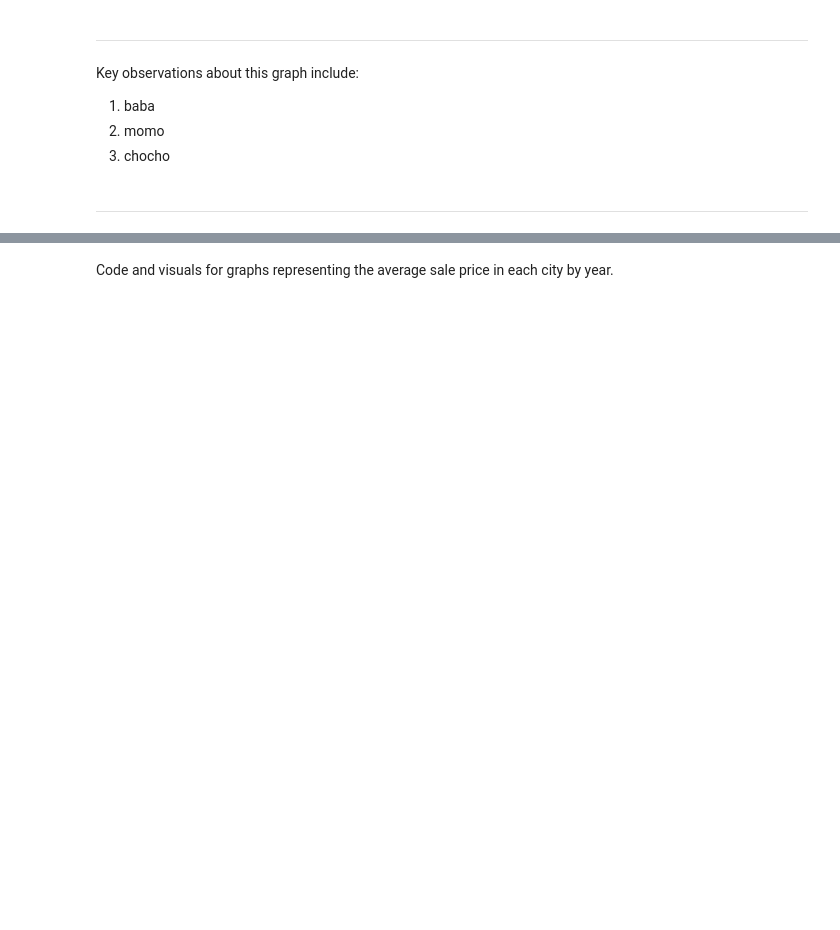
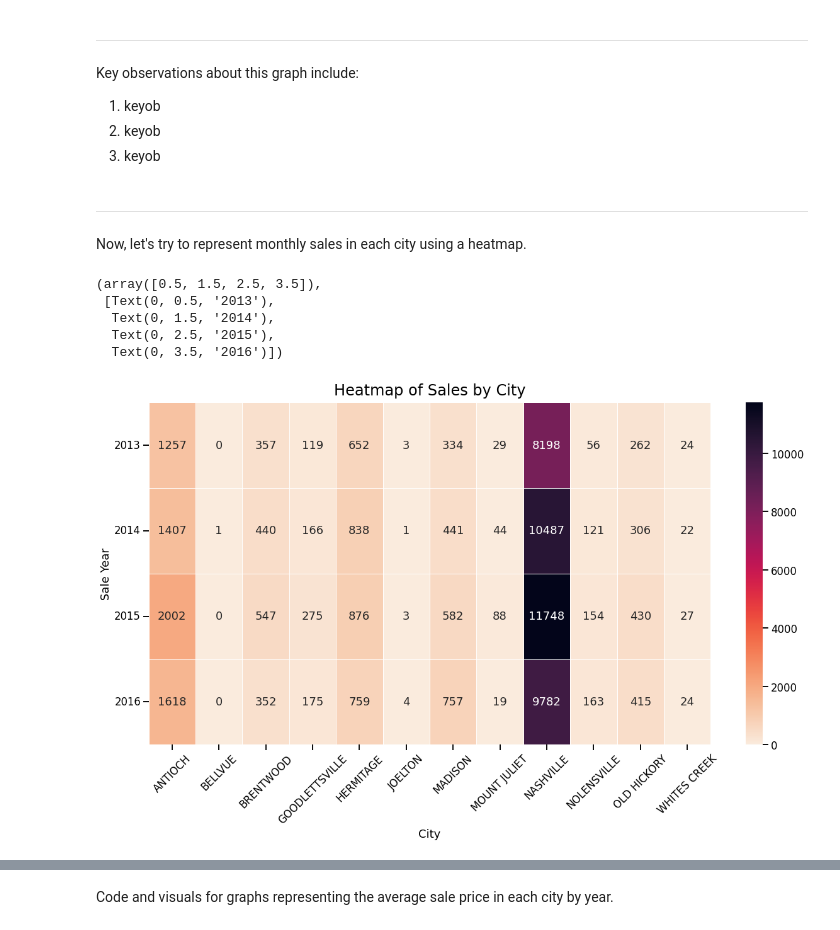
Before and after one commit to aaronjoslinwangdu/nashville-housing-project, a Jupyter notebook: Nashville_Housing_Notebook.ipynb, the cells around one changed output, grey strips where cells are left out. Drawn from its saved outputs; the diff is of its cells as text; code cells hidden in the pictures; blank space fills up the shorter version.

```diff
--- a/Nashville_Housing_Notebook.ipynb
+++ b/Nashville_Housing_Notebook.ipynb
@@ -242,8 +243,43 @@ plt.savefig(r'C:\Users\arkansas\Desktop\Projects\nashville-housing-project\visua
 ---
 # %% [markdown]
 Key observations about this graph include:
-1. baba
-2. momo
-3. chocho
+1. keyob
+2. keyob
+3. keyob
 # %% [markdown]
 ---
+# %% [markdown]
+Now, let's try to represent monthly sales in each city using a heatmap.
+# %%
+#now get the number of sales per month by city
+spm = df.groupby(['PropertySplitCity','SaleYear']).size().to_frame('NumSales').reset_index()
+
+cities = df['PropertySplitCity'].unique().tolist()
+
+
+#create pivot table with info that we want
+spm2 = pd.pivot_table(spm,index=['SaleYear'],columns=['PropertySplitCity'],values=['NumSales'])
+
+#rather than have NaN's, fill with zeros
+spm2 = spm2.fillna(0)
+
+#since there is no such thing as a half sale, convert all values to integers
+spm2 = spm2.astype(int)
+
+sns.set_context("talk")
+f, ax = plt.subplots(figsize=(20, 10))
+ax = sns.heatmap(spm2, annot=True, fmt="d", linewidths=.5, ax=ax, cmap=sns.color_palette("rocket_r", as_cmap=True),yticklabels=['2013','2014','2015','2016'],xticklabels=['ANTIOCH','BELLVUE','BRENTWOOD','GOODLETTSVILLE','HERMITAGE','JOELTON','MADISON','MOUNT JULIET','NASHVILLE','NOLENSVILLE','OLD HICKORY','WHITES CREEK'])
+ax.axes.set_title("Heatmap of Sales by City", fontsize=24, y=1.01)
+ax.set(xlabel='City', ylabel='Sale Year');
+plt.xticks(rotation = 45)
+plt.yticks(rotation = 360)
+
+#save the figure
+#plt.savefig(r'path\nashville-housing-project\visualizations\sales_by_city_hm.png')
+# %% [output]
+(array([0.5, 1.5, 2.5, 3.5]),
+ [Text(0, 0.5, '2013'),
+  Text(0, 1.5, '2014'),
+  Text(0, 2.5, '2015'),
+  Text(0, 3.5, '2016')])
+[figure, added]
```
Also changed, not shown: parts of 29 cells of this notebook, 8 other files.
